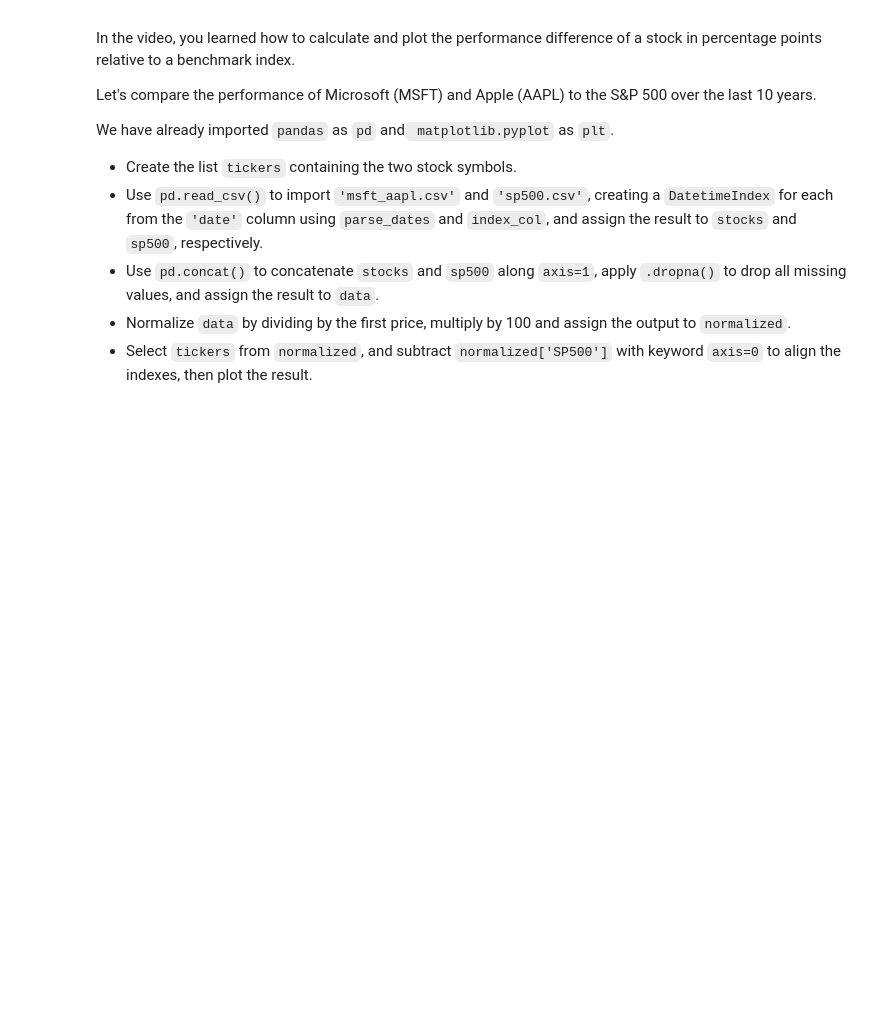
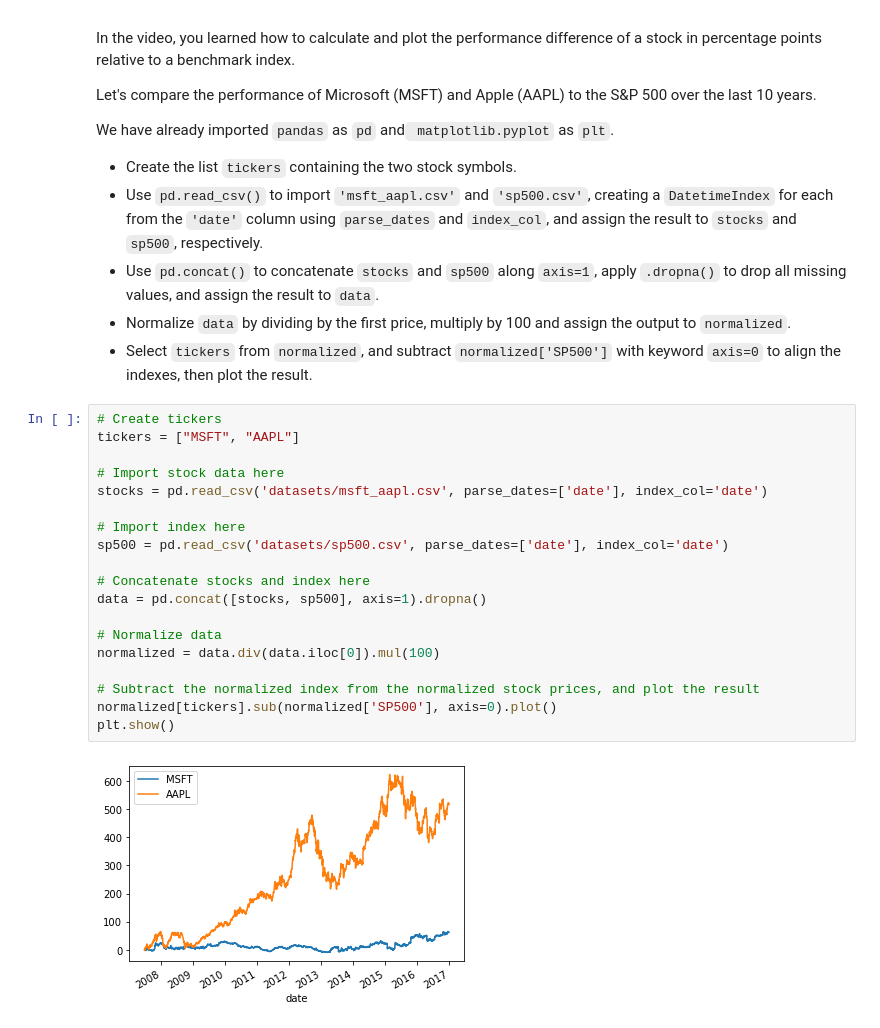
Before and after one commit to AI-MOO/Time_Series_Datacamp, a Jupyter notebook: 01_Manipulating_Time_Series_Data_in_Python/02_Basic_Time_Series_Metrics_and_Resampling.ipynb, the cells around one changed output. Cells and saved outputs as stored; diff of their text form; blank space fills up the shorter version.

Commit message:
comparing ts, .asfreq, .resample, .date_range, interpolate, pct_change

```diff
--- a/01_Manipulating_Time_Series_Data_in_Python/02_Basic_Time_Series_Metrics_and_Resampling.ipynb
+++ b/01_Manipulating_Time_Series_Data_in_Python/02_Basic_Time_Series_Metrics_and_Resampling.ipynb
@@ -95,3 +95,24 @@ We have already imported `pandas` as `pd` and` matplotlib.pyplot` as `plt`.
 - Use `pd.concat()` to concatenate `stocks` and `sp500` along `axis=1`, apply `.dropna()` to drop all missing values, and assign the result to `data`.
 - Normalize `data` by dividing by the first price, multiply by 100 and assign the output to `normalized`.
 - Select `tickers` from `normalized`, and subtract `normalized['SP500']` with keyword `axis=0` to align the indexes, then plot the result.
+# %%
+# Create tickers
+tickers = ["MSFT", "AAPL"]
+
+# Import stock data here
+stocks = pd.read_csv('datasets/msft_aapl.csv', parse_dates=['date'], index_col='date')
+
+# Import index here
+sp500 = pd.read_csv('datasets/sp500.csv', parse_dates=['date'], index_col='date')
+
+# Concatenate stocks and index here
+data = pd.concat([stocks, sp500], axis=1).dropna()
+
+# Normalize data
+normalized = data.div(data.iloc[0]).mul(100)
+
+# Subtract the normalized index from the normalized stock prices, and plot the result
+normalized[tickers].sub(normalized['SP500'], axis=0).plot()
+plt.show()
+# %% [output]
+[figure, added]
```
Also changed, not shown: parts of 17 cells of this notebook.
